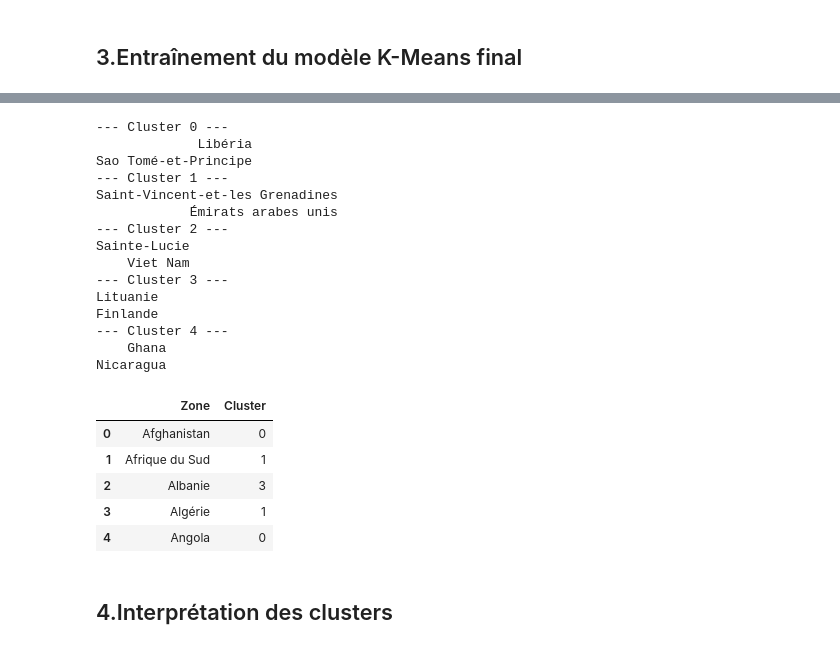
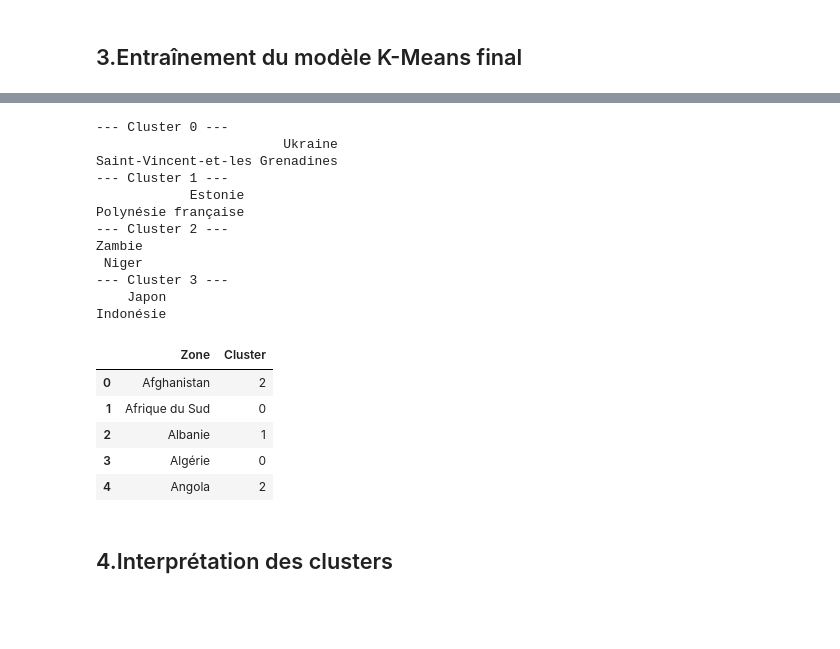
Before and after one commit to XiaoqingGdc/FAO_food_analysis, a Jupyter notebook: FAO_datalab_clustering.ipynb, the cells around one changed output, grey strips where cells are left out. Cells and saved outputs as stored; diff of their text form; code cells hidden in the pictures; blank space fills up the shorter version.

```diff
--- a/FAO_datalab_clustering.ipynb
+++ b/FAO_datalab_clustering.ipynb
@@ -29,7 +31,7 @@ df_global.head()
 | 3 | Algérie | 4 | 2915.0 | 378.0 | 39208 | 1.7 | ... |
 | 4 | Allemagne | 79 | 2461.0 | 1042.0 | 82727 | NaN | ... |
 # %%
-df = pd.read_csv('dataset_global_fao_impute.csv')
+df = pd.read_csv('data/dataset_global_fao_impute.csv')
 print(df.shape)
 df.head(5)
 # %% [output]
@@ -45,11 +47,13 @@ print(df.columns.tolist())
 # %% [output]
 ['Zone', 'Code zone', 'Kcal_vegetaux', 'Kcal_animaux', 'Population_milliers', 'SousAlimentation_millions', 'Disponibilite_calorique_totale_kcal', 'Population_totale', 'Taux_sousnutrition_pct', 'Part_a ...
 # %%
-X_coude = df[[
+df_clustering = df[~df['Zone'].isin(['Chine', 'Inde'])].copy()
+X_coude = df_clustering[[
     'Disponibilite_calorique_totale_kcal',
     'Part_vegetaux_pct',
     'Part_animaux_pct',
     'Taux_sousnutrition_pct',
+    'Population_totale',
 ]]
 
 scaler = StandardScaler()
@@ -94,8 +96,10 @@ Meilleur K selon silhouette : 2
 # %% [markdown]
 ## 3.Entraînement du modèle K-Means final
 # %%
-kmeans_final = KMeans(n_clusters=5, random_state=42, n_init=10)
-df['Cluster'] = kmeans_final.fit_predict(X_coude_scaled)
-print(f'total clusters: {len(df['Cluster'].unique())}')
-print(df['Cluster'].value_counts().sort_index())
+n_c = 4
+kmeans_final = KMeans(n_clusters=n_c, random_state=42, n_init=10)
+df_clustering['Cluster'] = kmeans_final.fit_predict(X_coude_scaled)
+
+print(f"total clusters: {df_clustering['Cluster'].nunique()}")
+print(df_clustering['Cluster'].value_counts().sort_index())
 # %% [output]
@@ -109 +112,11 @@ Cluster
 Name: count, dtype: int64
+# %%
+pca = PCA(n_components=2)
+X_pca = pca.fit_transform(X_coude_scaled)
+df_clustering['PC1'] = X_pca[:, 0]
+df_clustering['PC2'] = X_pca[:, 1]
+
+plt.figure(figsize=(8, 6))
+sns.scatterplot(data=df_clustering, x='PC1', y='PC2', hue='Cluster', palette='viridis')
+plt.title("Visualisation des clusters (PCA)")
+plt.show()
@@ -110,32 +125,29 @@ Name: count, dtype: int64
 # %%
-for c in sorted(df['Cluster'].unique()):
+for c in sorted(df_clustering['Cluster'].unique()):
     print(f"--- Cluster {c} ---")
-    print(df[df['Cluster'] == c]['Zone'].sample(2, random_state=42).to_string(index=False))
+    print(df_clustering[df_clustering['Cluster'] == c]['Zone'].sample(2, random_state=42).to_string(index=False))
 # %% [output]
 --- Cluster 0 ---
-             Libéria
-Sao Tomé-et-Principe
+                        Ukraine
+Saint-Vincent-et-les Grenadines
 --- Cluster 1 ---
-Saint-Vincent-et-les Grenadines
-            Émirats arabes unis
+            Estonie
+Polynésie française
 --- Cluster 2 ---
-Sainte-Lucie
-    Viet Nam
+Zambie
+ Niger
 --- Cluster 3 ---
-Lituanie
-Finlande
---- Cluster 4 ---
-    Ghana
-Nicaragua
+    Japon
+Indonésie
 # %%
-df[['Zone','Cluster']].head()
+df_clustering[['Zone','Cluster']].head()
 # %% [output]
 |  | Zone | Cluster |
-| 0 | Afghanistan | 0 |
-| 1 | Afrique du Sud | 1 |
-| 2 | Albanie | 3 |
-| 3 | Algérie | 1 |
-| 4 | Angola | 0 |
+| 0 | Afghanistan | 2 |
+| 1 | Afrique du Sud | 0 |
+| 2 | Albanie | 1 |
+| 3 | Algérie | 0 |
+| 4 | Angola | 2 |
 # %% [markdown]
 ## 4.Interprétation des clusters
 # %%
```
Also changed, not shown: parts of 12 cells of this notebook.
